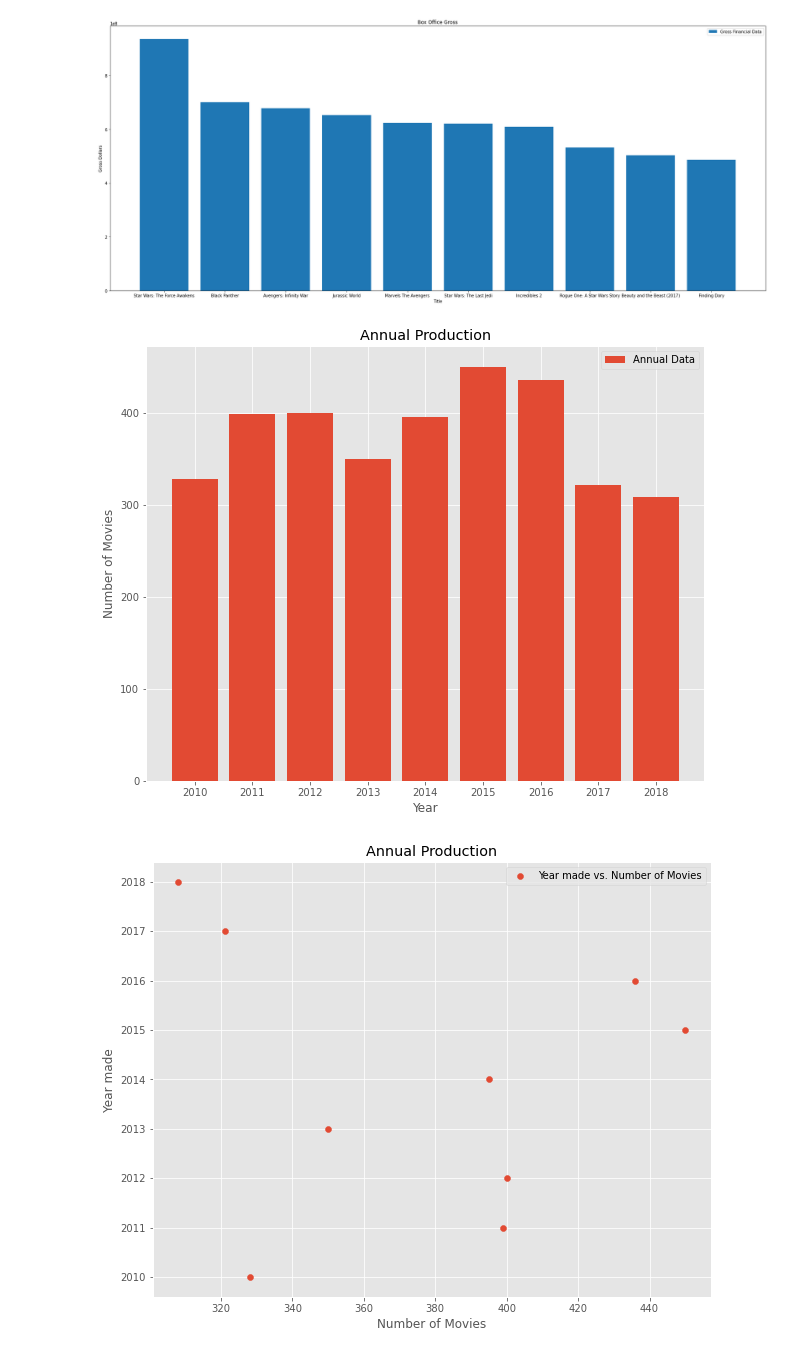
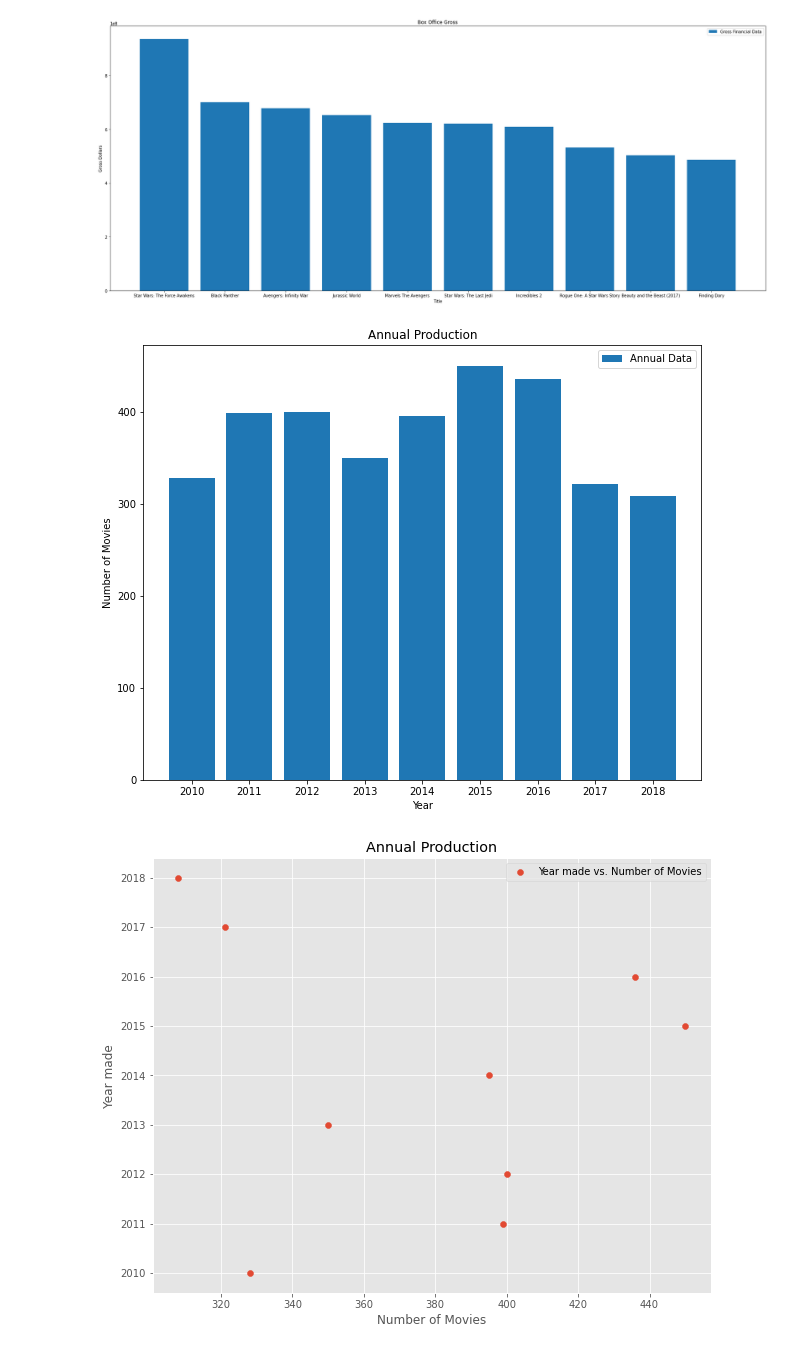
Before and after one commit to RyanKeats/dat_3_30th_August, a Jupyter notebook: student.ipynb, the cells around one changed output. Drawn from its saved outputs; the diff is of its cells as text; code cells hidden in the pictures.

```diff
--- a/student.ipynb
+++ b/student.ipynb
@@ -168,32 +168,28 @@ ax.set_ylabel('Gross Dollars')
 ax.set_xlabel('Title');
 
 ax.legend(['Gross Financial Data'], loc=1);
-
-plt.style.use('ggplot')
 # %% [output]
 [figure]
 # %%
 # I have chosen to use bar graphs as I feel they are the most simplistic aesthetically.
 y = [328, 399, 400, 350, 395, 450, 436, 321, 308]
 x = range(9)
 labels = ['2010', '2011', '2012', '2013', '2014', '2015', '2016', '2017', '2018']
 
 # Create the plot
 fig, ax = plt.subplots(figsize=(10, 8))
 
 
 ax.bar(x, y, tick_label = labels)
 
 
 ax.set_title('Annual Production')
 ax.set_ylabel('Number of Movies')
 ax.set_xlabel('Year');
 
 ax.legend(['Annual Data'], loc=1);
-
-plt.style.use('ggplot')
 # %% [output]
-[figure, old version]
+[figure, new version]
 # %%
 # I have used a scatter plot for the same data as above, for a contrasting view.
 # I have also showed this format to display that there is no correlation.
```
